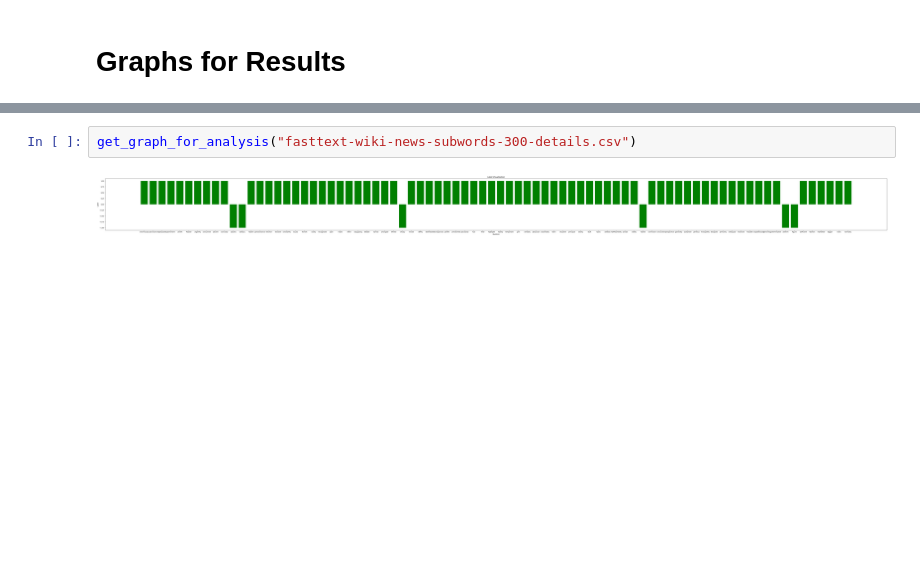
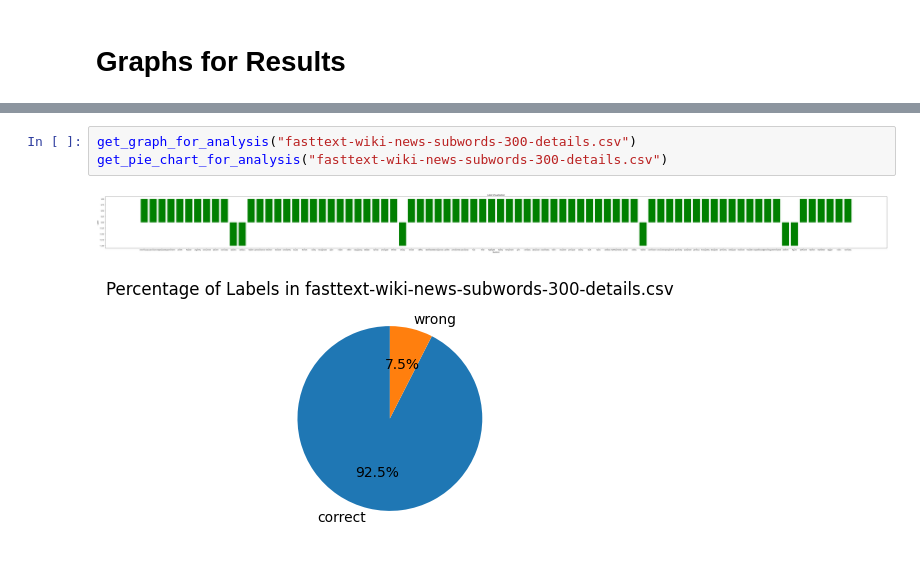
Before and after one commit to JIAYI615/COMP472_A2, a Jupyter notebook: Task1&2.ipynb, the cells around one changed output, grey strips where cells are left out. Drawn from its saved outputs; the diff is of its cells as text; blank space fills up the shorter version.

```diff
--- a/Task1&2.ipynb
+++ b/Task1&2.ipynb
@@ -279,6 +315,8 @@ get_graph_for_analysis("word2vec-google-news-300-details.csv")
 # %%
 get_graph_for_analysis("fasttext-wiki-news-subwords-300-details.csv")
+get_pie_chart_for_analysis("fasttext-wiki-news-subwords-300-details.csv")
 # %% [output]
 [figure]
+[figure, added]
 # %%
 get_graph_for_analysis("glove-wiki-gigaword-300-details.csv")
```
Also changed, not shown: parts of 9 cells of this notebook, 10 other files.
